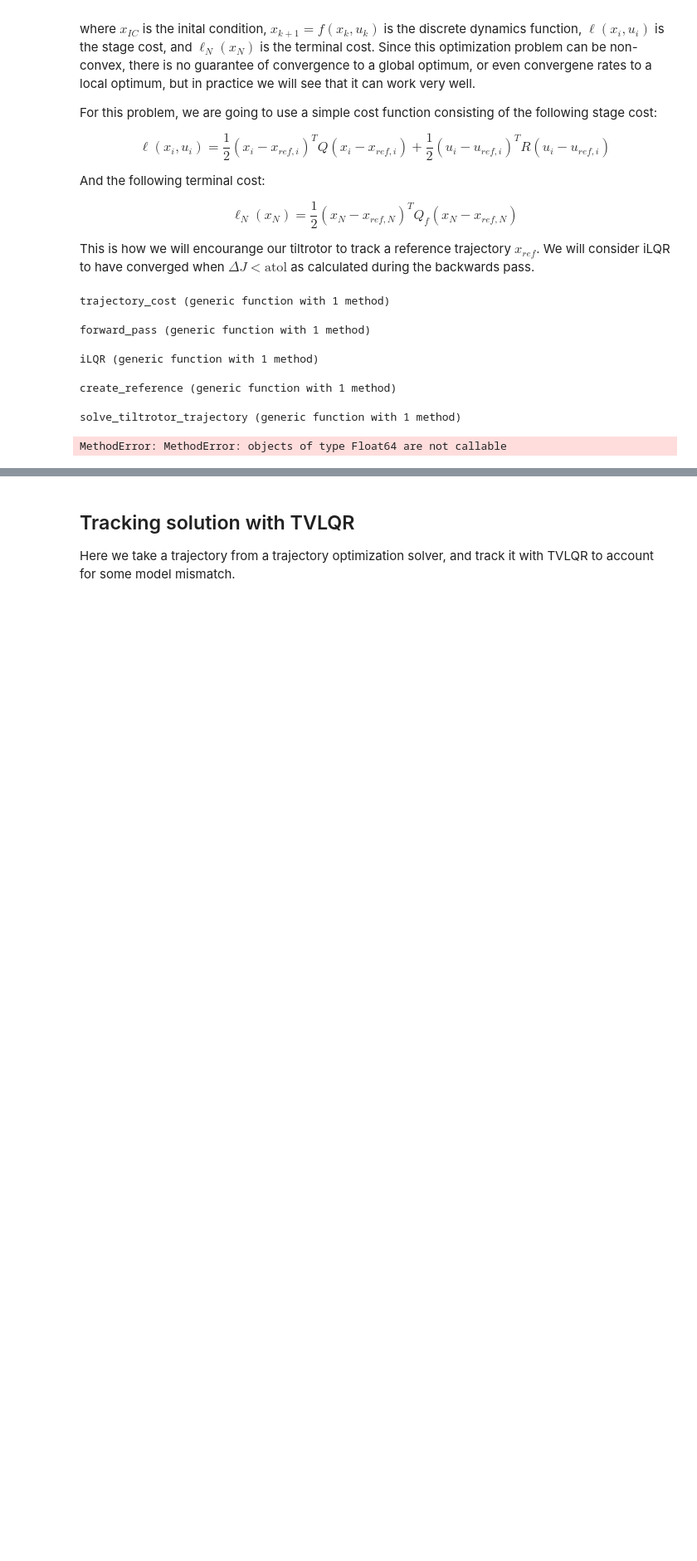
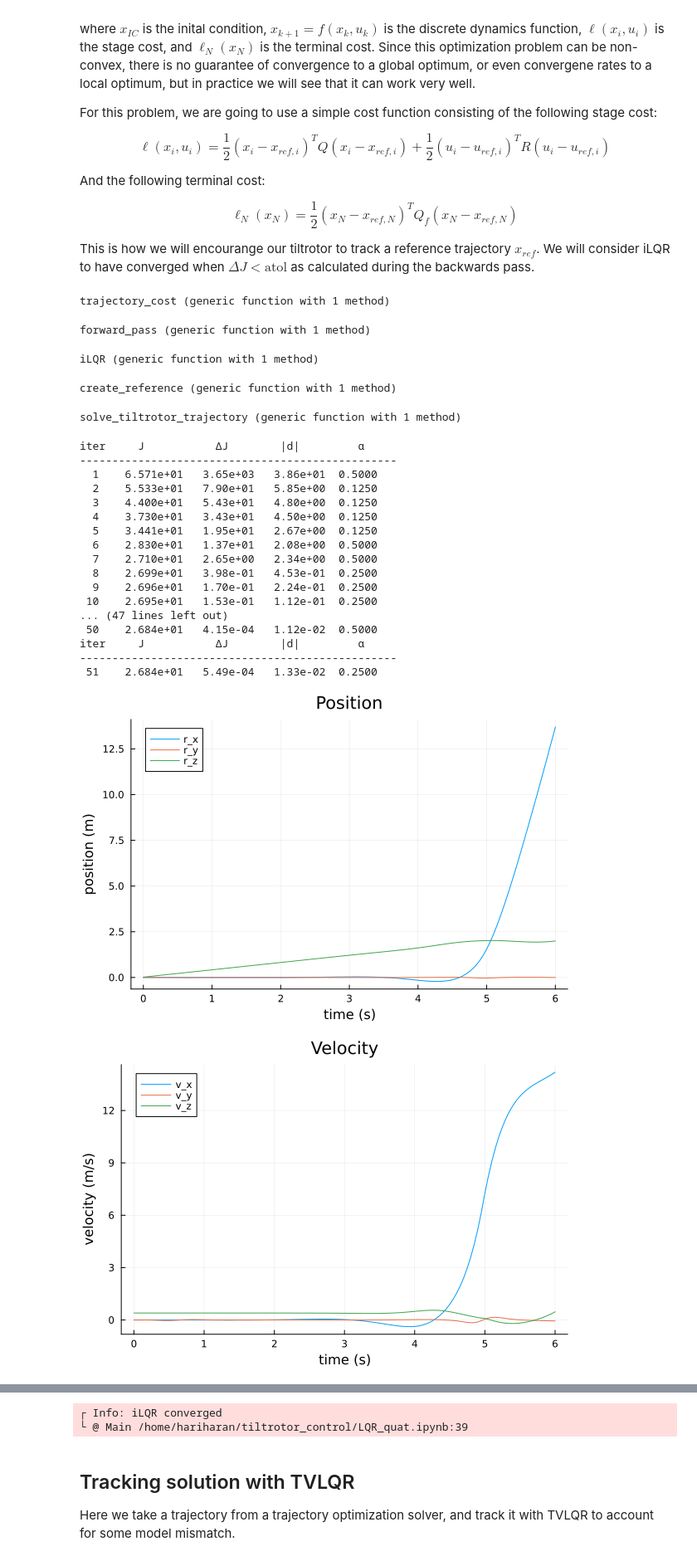
Before and after one commit to dhruvtya/tiltrotor_control, a Jupyter notebook: LQR_quat.ipynb, the cells around one changed output, grey strips where cells are left out. Shown at 83% size. Drawn from its saved outputs; the diff is of its cells as text; code cells hidden in the pictures; blank space fills up the shorter version.

Commit message:
quaternion integrated

```diff
--- a/LQR_quat.ipynb
+++ b/LQR_quat.ipynb
@@ -364,18 +382,38 @@ solve_tiltrotor_trajectory (generic function with 1 method)
 # %%
 Xilqr, Uilqr, Kilqr, t_vec, params =  solve_tiltrotor_trajectory(verbose = true)
 
 # ---------------plotting------------------
 Xm = hcat(Xilqr...)
 Um = hcat(Uilqr...)
 display(plot(t_vec, Xm[1:3,:]', xlabel = "time (s)", ylabel = "position (m)",
                                 title = "Position", label = ["r_x" "r_y" "r_z"]))
 display(plot(t_vec, Xm[4:6,:]', xlabel = "time (s)", ylabel = "velocity (m/s)",
                                 title = "Velocity", label = ["v_x" "v_y" "v_z"]))
-display(plot(t_vec, Xm[7:9,:]', xlabel = "time (s)", ylabel = "MRP",
-                                title = "Attitude (MRP)", label = ["p_x" "p_y" "p_z"]))
-display(plot(t_vec, Xm[10:12,:]', xlabel = "time (s)", ylabel = "angular velocity (rad/s)",
+display(plot(t_vec, Xm[7:10,:]', xlabel = "time (s)", ylabel = "Quat",
+                                title = "Attitude (Quaternion)", label = ["q_0" "q_1" "q_2" "q_3"]))
+display(plot(t_vec, Xm[11:13,:]', xlabel = "time (s)", ylabel = "angular velocity (rad/s)",
                                 title = "Angular Velocity", label = ["ω_x" "ω_y" "ω_z"]))
+display(plot(t_vec, Xm[14:15,:]', xlabel = "time (s)", ylabel = "angle (rad)",
+                                title = "Rotor Tilt Angles", label = ["δ_l" "δ_r"]))
 display(plot(t_vec[1:end-1], Um', xlabel = "time (s)", ylabel = "rotor speeds (rad/s)",
                                 title = "Controls", label = ["u_1" "u_2" "u_3" "u_4"]))
 # %% [output]
-MethodError: MethodError: objects of type Float64 are not callable
+iter     J           ΔJ        |d|         α
+-------------------------------------------------
+  1    6.571e+01   3.65e+03   3.86e+01  0.5000
+  2    5.533e+01   7.90e+01   5.85e+00  0.1250
+  3    4.400e+01   5.43e+01   4.80e+00  0.1250
+  4    3.730e+01   3.43e+01   4.50e+00  0.1250
+  5    3.441e+01   1.95e+01   2.67e+00  0.1250
+  6    2.830e+01   1.37e+01   2.08e+00  0.5000
+  7    2.710e+01   2.65e+00   2.34e+00  0.5000
+  8    2.699e+01   3.98e-01   4.53e-01  0.2500
+  9    2.696e+01   1.70e-01   2.24e-01  0.2500
+ 10    2.695e+01   1.53e-01   1.12e-01  0.2500
+... (47 lines left out)
+ 50    2.684e+01   4.15e-04   1.12e-02  0.5000
+iter     J           ΔJ        |d|         α
+-------------------------------------------------
+ 51    2.684e+01   5.49e-04   1.33e-02  0.2500
+[figure, added]
+[figure, added]
@@ -382,3 +424,5 @@ MethodError: MethodError: objects of type Float64 are not callable
+┌ Info: iLQR converged
+└ @ Main /home/hariharan/tiltrotor_control/LQR_quat.ipynb:39
 # %% [markdown]
 ## Tracking solution with TVLQR
 
```
Also changed, not shown: parts of 6 cells of this notebook, 2 other files.
